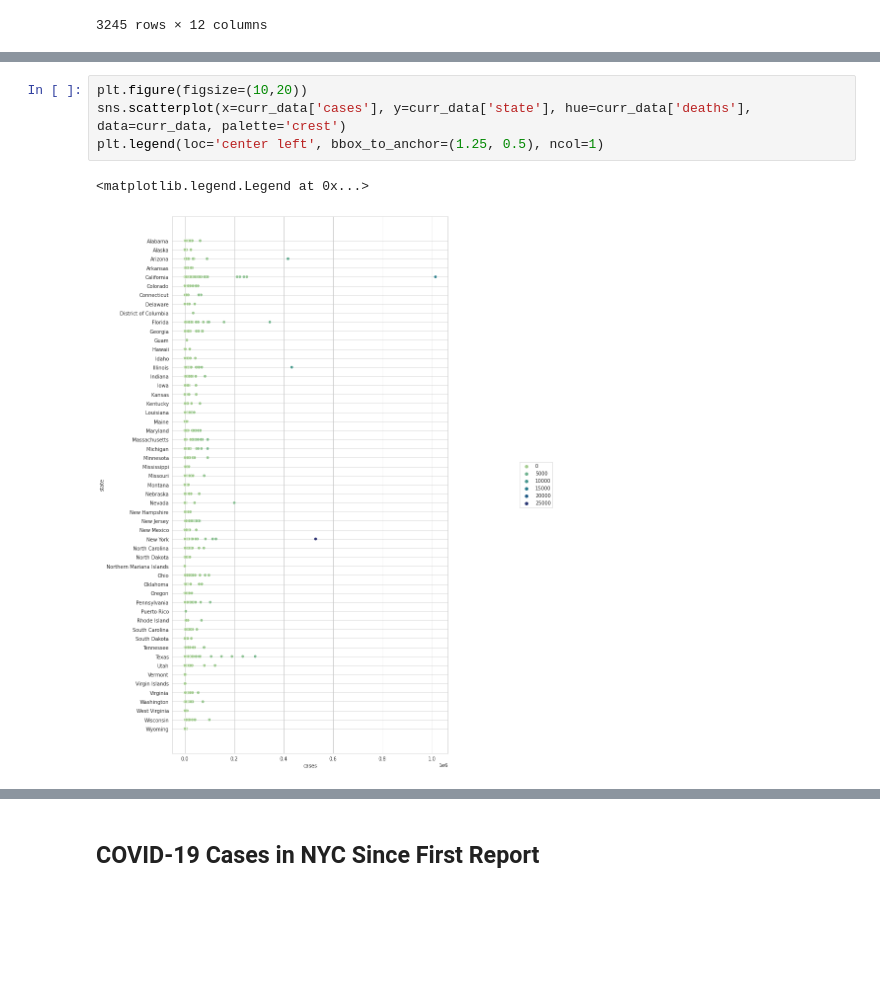
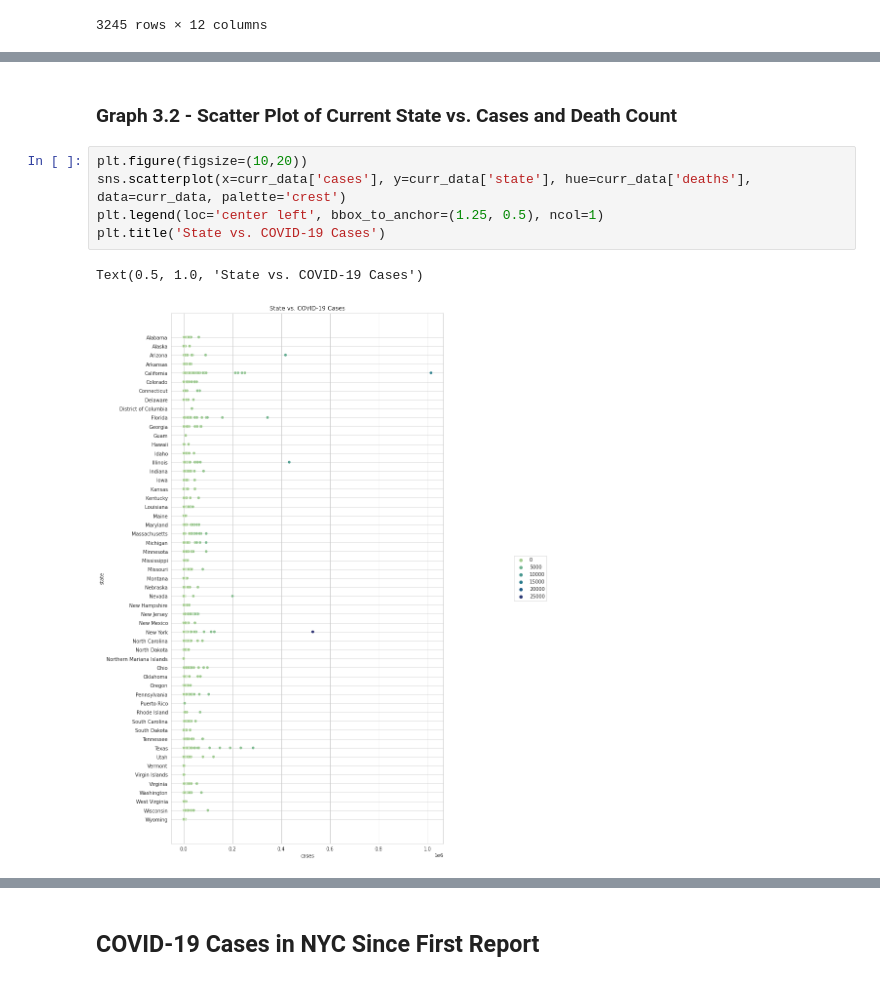
Before and after one commit to nickdlc/CUNY-Data-Analytics, a Jupyter notebook: mini_projects/data_analytics/Data_Analytics_Mini_Project02.ipynb, the cells around one changed output, grey strips where cells are left out. Drawn from its saved outputs; the diff is of its cells as text; blank space fills up the shorter version.

Commit message:
Add statewide analysis

```diff
--- a/mini_projects/data_analytics/Data_Analytics_Mini_Project02.ipynb
+++ b/mini_projects/data_analytics/Data_Analytics_Mini_Project02.ipynb
@@ -303,7 +353,10 @@ curr_data
+# %% [markdown]
+### Graph 3.2 - Scatter Plot of Current State vs. Cases and Death Count
 # %%
 plt.figure(figsize=(10,20))
 sns.scatterplot(x=curr_data['cases'], y=curr_data['state'], hue=curr_data['deaths'], data=curr_data, palette='crest')
 plt.legend(loc='center left', bbox_to_anchor=(1.25, 0.5), ncol=1)
+plt.title('State vs. COVID-19 Cases')
 # %% [output]
-<matplotlib.legend.Legend at 0x...>
+Text(0.5, 1.0, 'State vs. COVID-19 Cases')
-[figure, old version]
+[figure, new version]
```
Also changed, not shown: parts of 30 cells of this notebook.
